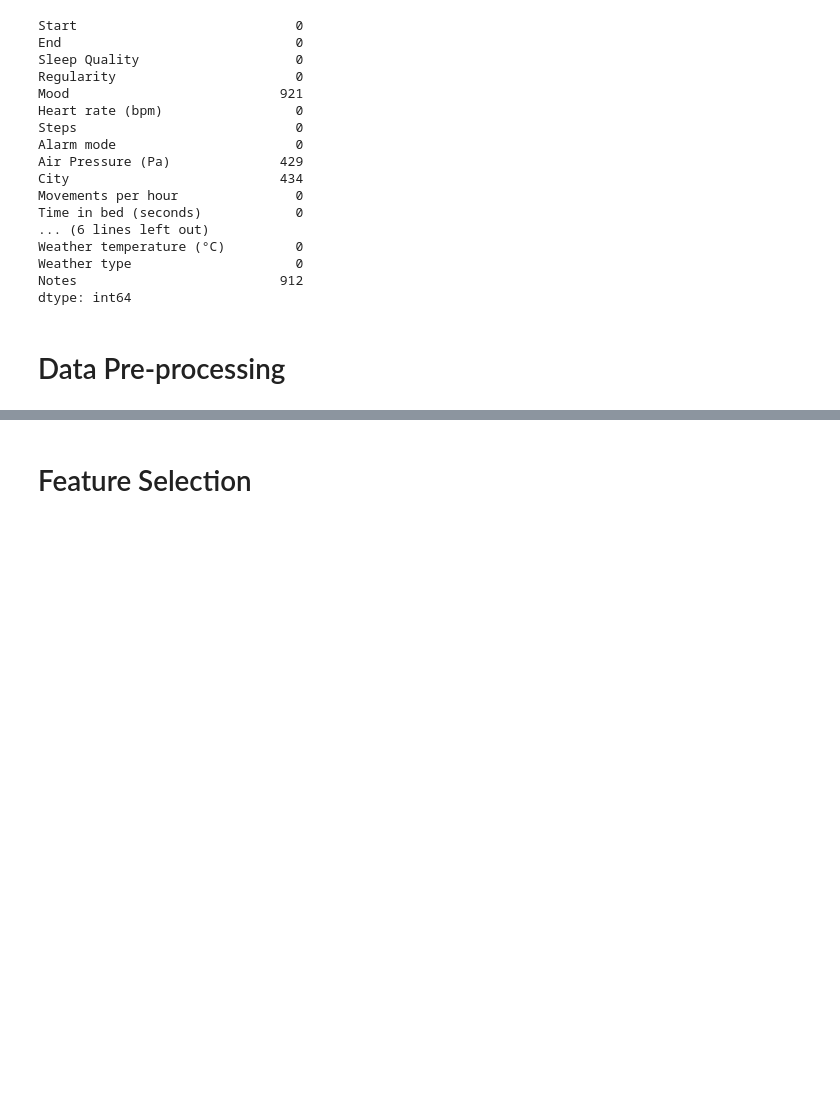
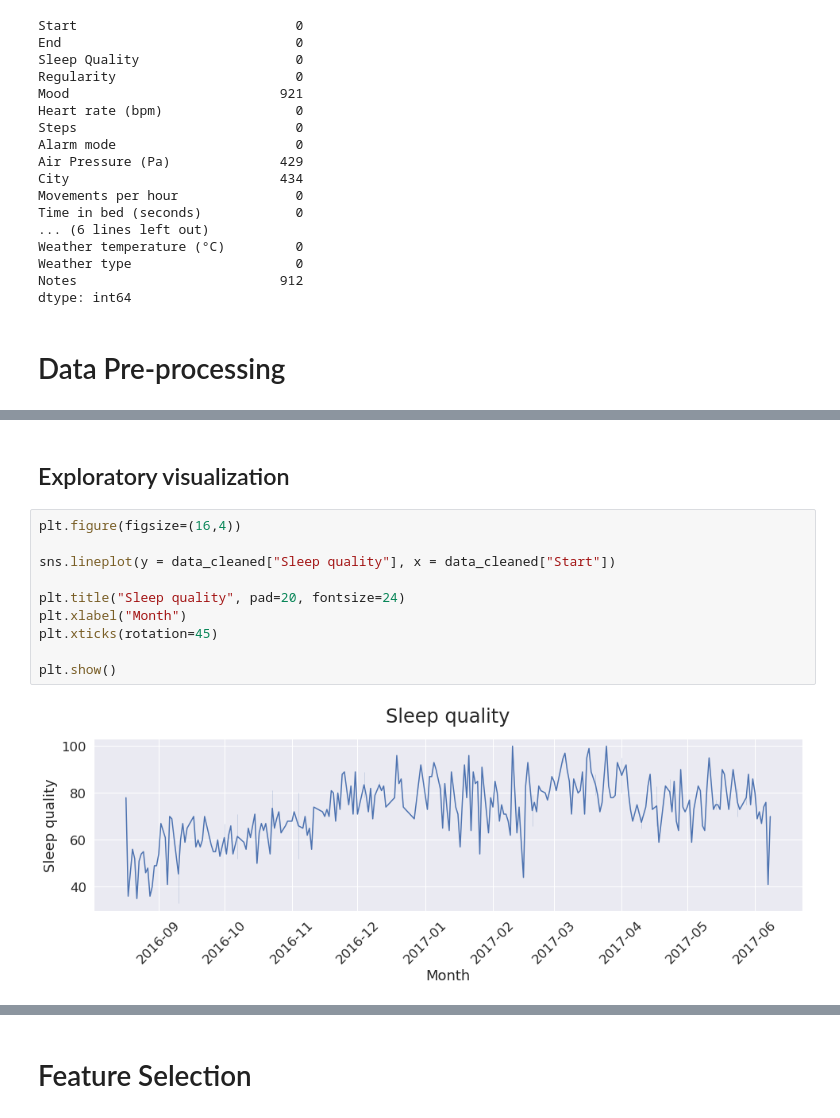
Before and after one commit to AkseliManninen/Sleep-Analysis-ML, a Jupyter notebook: SleepAnalysis.ipynb, the cells around one changed output, grey strips where cells are left out. Saved outputs shown, nothing was run; the diff lists cells and outputs as text; blank space fills up the shorter version.

```diff
--- a/SleepAnalysis.ipynb
+++ b/SleepAnalysis.ipynb
@@ -195,0 +196,14 @@ data_cleaned.head()
+# %% [markdown]
+## Exploratory visualization
+# %%
+plt.figure(figsize=(16,4))
+
+sns.lineplot(y = data_cleaned["Sleep quality"], x = data_cleaned["Start"])
+
+plt.title("Sleep quality", pad=20, fontsize=24)
+plt.xlabel("Month")
+plt.xticks(rotation=45)
+
+plt.show()
+# %% [output]
+[figure, added]
```
Also changed, not shown: parts of 8 cells of this notebook.
